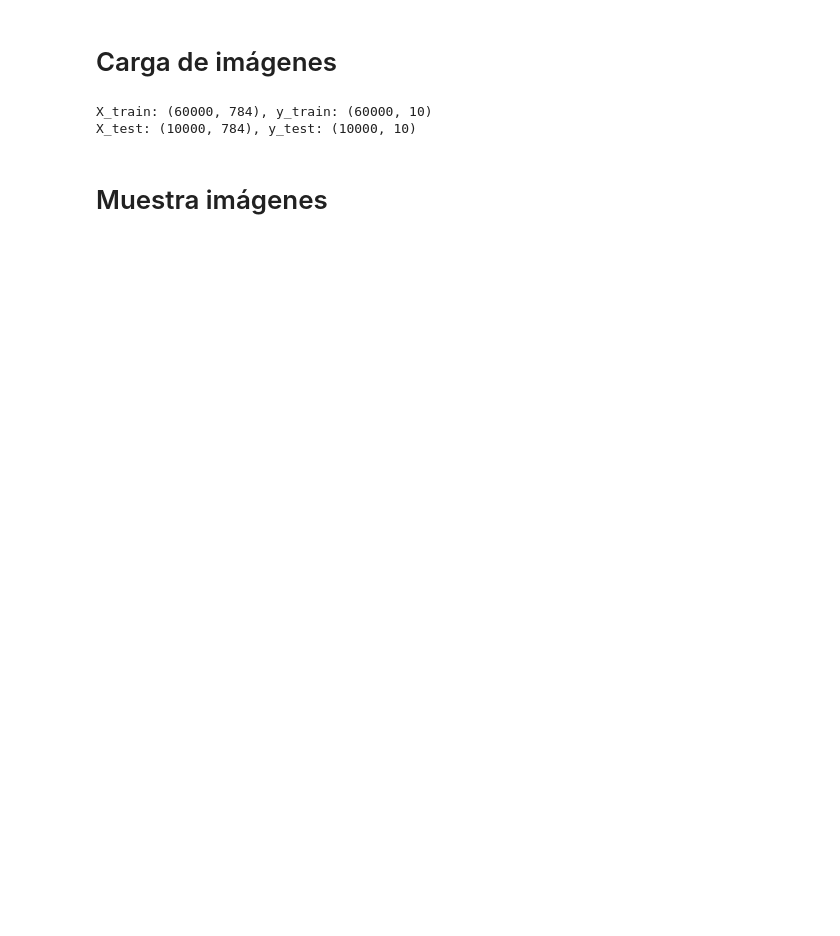
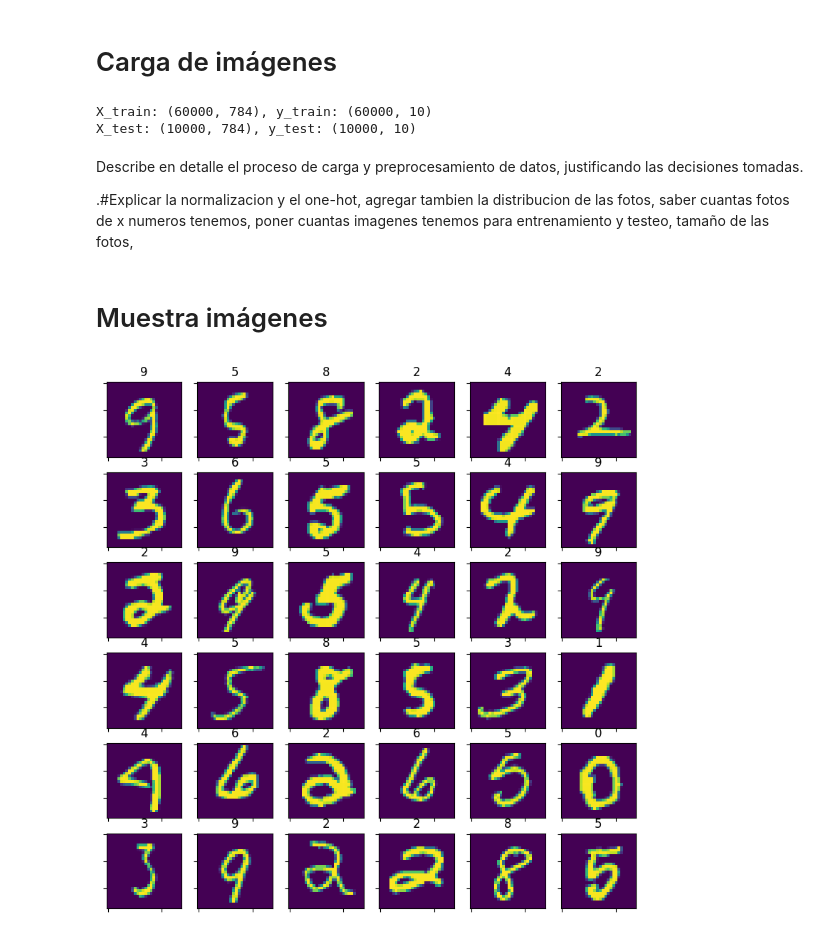
Before and after one commit to Nicolas-Nav/DeepLearning, a Jupyter notebook: DLY0100_Entrega_1_Equipo_1.ipynb, the cells around one changed output. Saved outputs shown, nothing was run; the diff lists cells and outputs as text; code cells hidden in the pictures; blank space fills up the shorter version.

Commit message:
Agregacion de muestras de imagenes y exploracion inicial a la red

```diff
--- a/DLY0100_Entrega_1_Equipo_1.ipynb
+++ b/DLY0100_Entrega_1_Equipo_1.ipynb
@@ -101,5 +105,9 @@ print(f"X_test: {X_test.shape}, y_test: {y_test.shape}")
 # %% [output]
 X_train: (60000, 784), y_train: (60000, 10)
 X_test: (10000, 784), y_test: (10000, 10)
+# %% [markdown]
+Describe en detalle el proceso de carga y preprocesamiento de datos, justificando las decisiones tomadas.
+
+.#Explicar la normalizacion y el one-hot, agregar tambien la distribucion de las fotos, saber cuantas fotos de x numeros tenemos, poner cuantas imagenes tenemos para entrenamiento y testeo, tamaño de las fotos,
 # %% [markdown]
 # Muestra imágenes
@@ -107,0 +114,17 @@ X_test: (10000, 784), y_test: (10000, 10)
+# %%
+nombres = ['0','1','2','3','4','5','6','7','8','9']
+# %%
+h = 6
+w = 6
+fig, axs = plt.subplots(h, w, figsize=(1.6*h,1.6*w))
+for i in range(h):
+  for j in range(w):
+    ex = np.random.randint(0, X_train.shape[0])
+    predicted_label = np.argmax(y_train[ex])
+    axs[i,j].set_title(nombres[predicted_label])
+    axs[i,j].grid(False)
+    axs[i,j].set_xticklabels([])
+    axs[i,j].set_yticklabels([])
+    axs[i,j].imshow(X_train[ex].reshape(28, 28))
+# %% [output]
+[figure, added]
```
Also changed, not shown: parts of 18 cells of this notebook.
